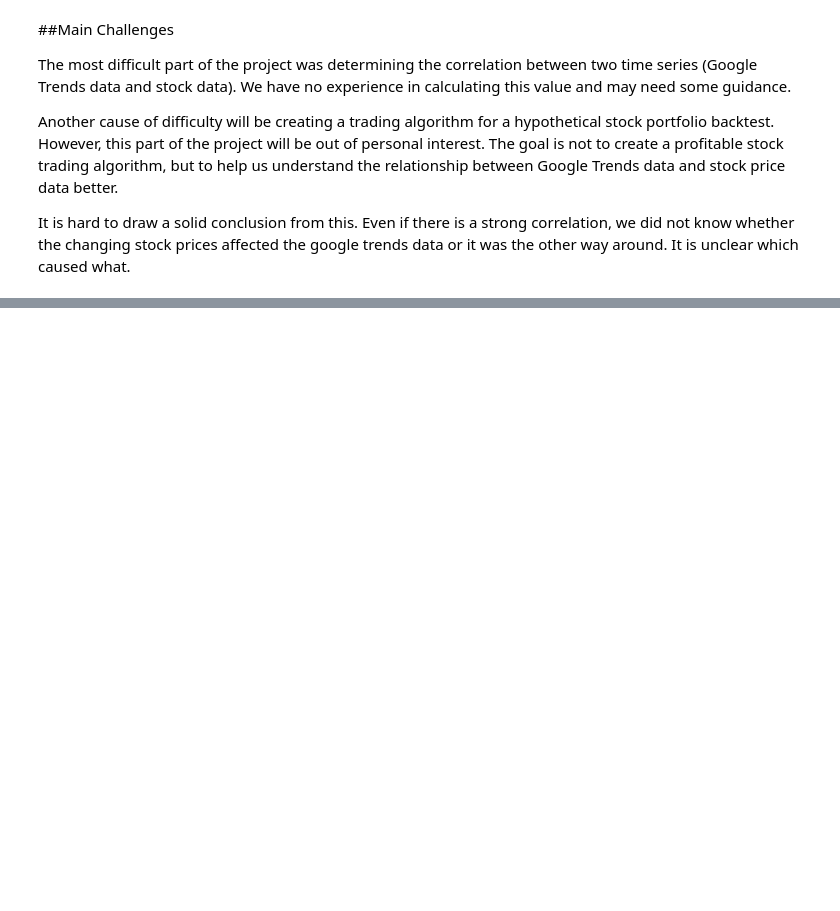
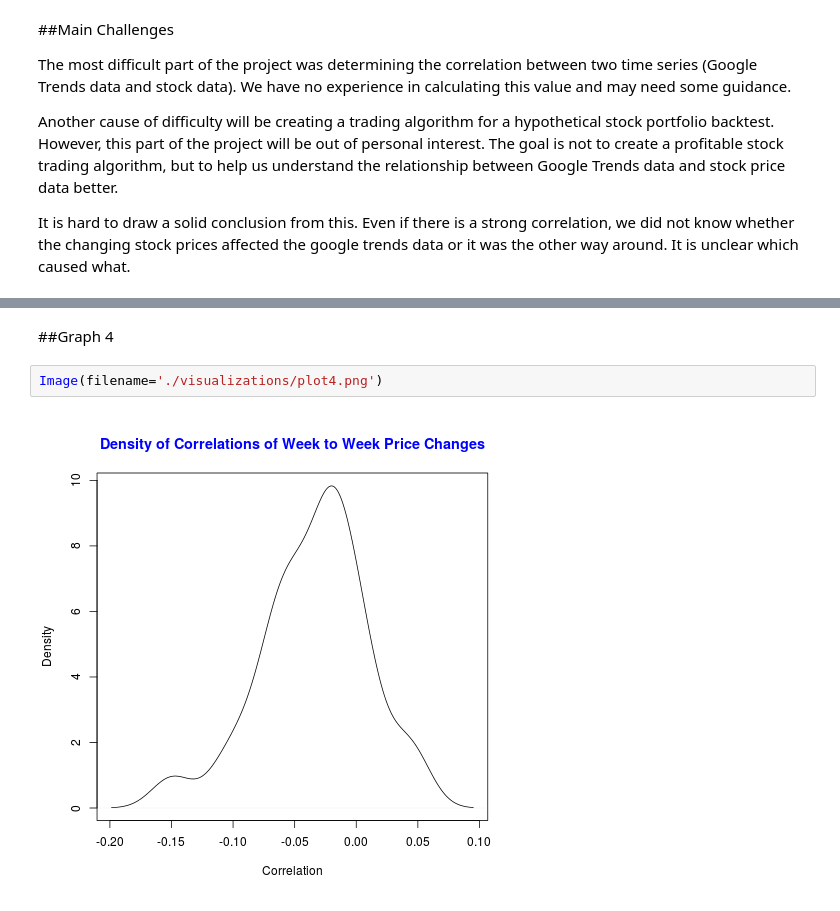
Before and after one commit to jodreen/data-analysis-template, a Jupyter notebook: notebooks/NB4_project_report.ipynb, the cells around one changed output, grey strips where cells are left out. Cells and saved outputs as stored; diff of their text form; blank space fills up the shorter version.

```diff
--- a/notebooks/NB4_project_report.ipynb
+++ b/notebooks/NB4_project_report.ipynb
@@ -195,0 +210,6 @@ Image(filename='visualizations/test.png')
+# %% [markdown]
+##Graph 4
+# %%
+Image(filename='./visualizations/plot4.png')
+# %% [output]
+[figure, added]
```
Also changed, not shown: parts of 38 cells of this notebook.
